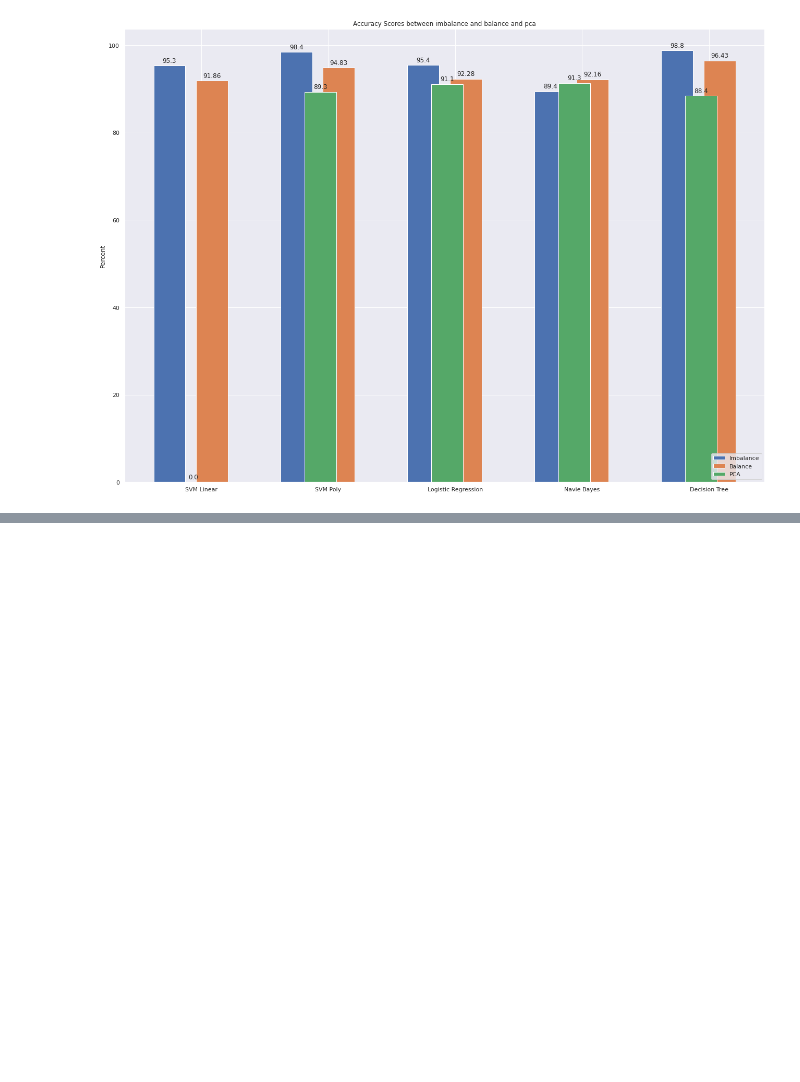
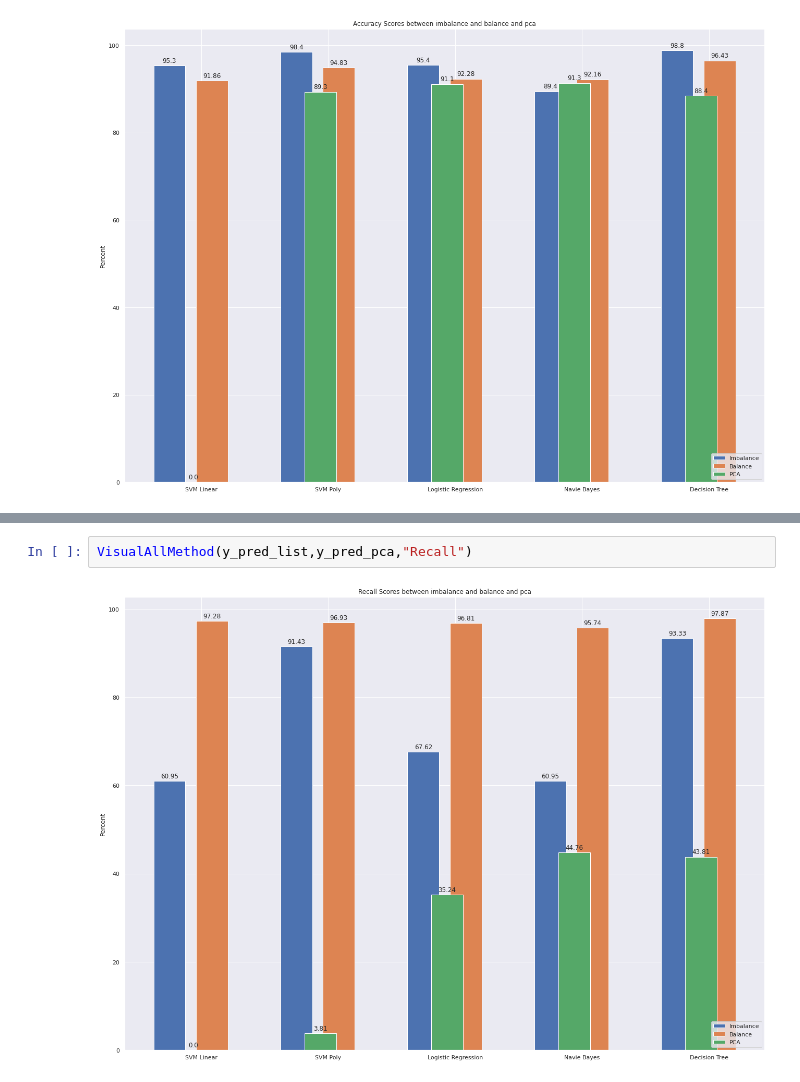
Before and after one commit to susannoo123/CS115, a Jupyter notebook: SVM_final.ipynb, the cells around one changed output, grey strips where cells are left out. Saved outputs shown, nothing was run; the diff lists cells and outputs as text; blank space fills up the shorter version.

```diff
--- a/SVM_final.ipynb
+++ b/SVM_final.ipynb
@@ -1025,0 +1025,4 @@ VisualAllMethod(y_pred_list,y_pred_pca,"accuracy")
+# %%
+VisualAllMethod(y_pred_list,y_pred_pca,"Recall")
+# %% [output]
+[figure, added]
```
Also changed, not shown: parts of 5 cells of this notebook.
